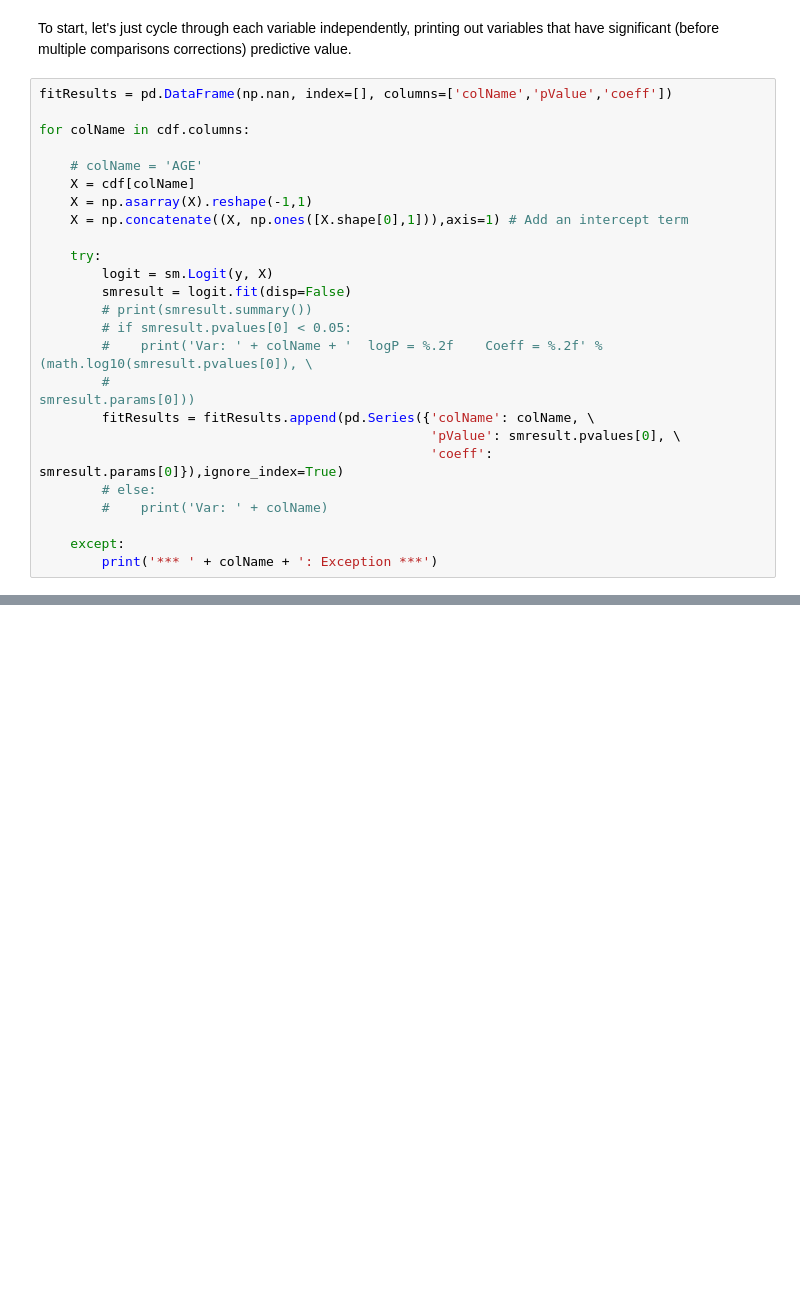
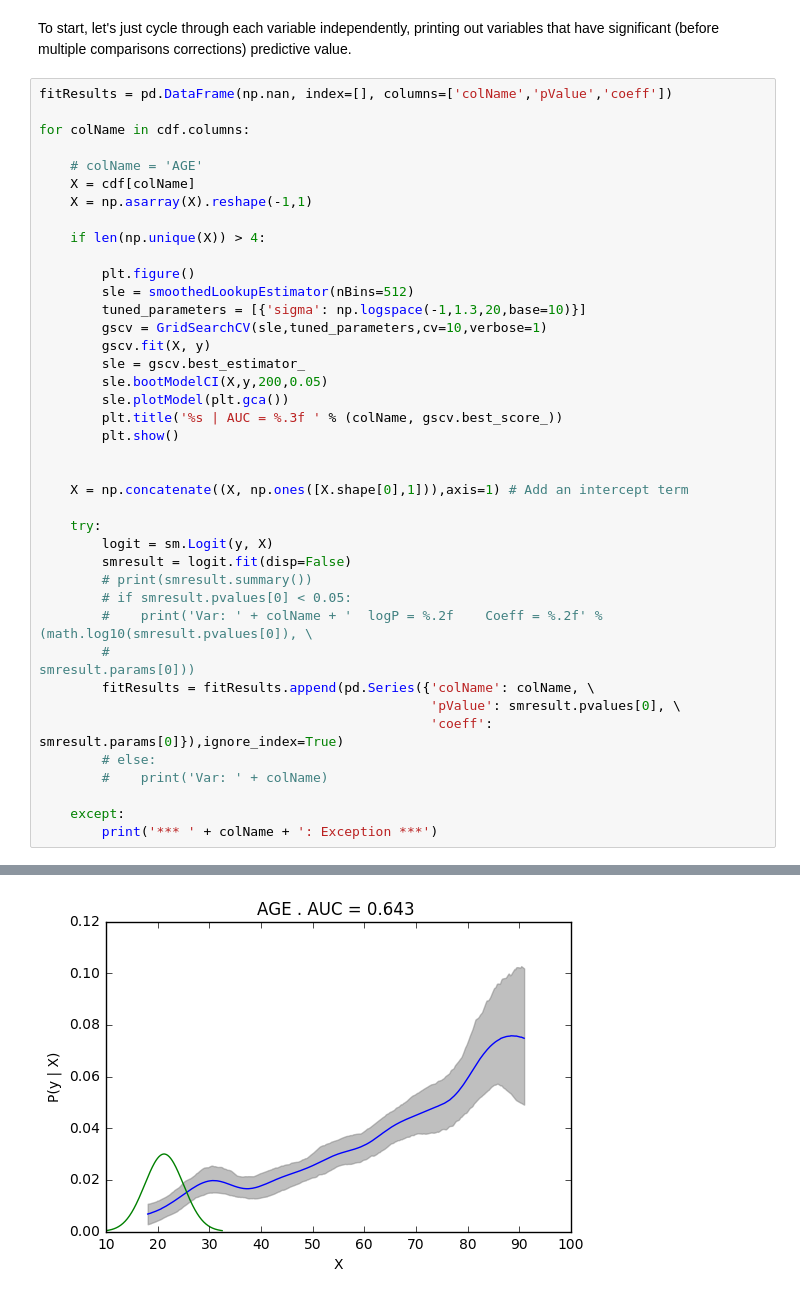
Before and after one commit to joebell/NSQIP, a Jupyter notebook: NSQIP - Multiple single regression on readmission.ipynb, the cells around one changed output, grey strips where cells are left out. Drawn from its saved outputs; the diff is of its cells as text; blank space fills up the shorter version.

```diff
--- a/NSQIP - Multiple single regression on readmission.ipynb
+++ b/NSQIP - Multiple single regression on readmission.ipynb
@@ -90,6 +94,21 @@ for colName in cdf.columns:
     # colName = 'AGE'
     X = cdf[colName]
     X = np.asarray(X).reshape(-1,1)
+
+    if len(np.unique(X)) > 4:
+
+        plt.figure()
+        sle = smoothedLookupEstimator(nBins=512)
+        tuned_parameters = [{'sigma': np.logspace(-1,1.3,20,base=10)}]
+        gscv = GridSearchCV(sle,tuned_parameters,cv=10,verbose=1)
+        gscv.fit(X, y)
+        sle = gscv.best_estimator_
+        sle.bootModelCI(X,y,200,0.05)
+        sle.plotModel(plt.gca())
+        plt.title('%s | AUC = %.3f ' % (colName, gscv.best_score_))
+        plt.show()
+
+
     X = np.concatenate((X, np.ones([X.shape[0],1])),axis=1) # Add an intercept term
 
     try:
@@ -114,0 +135 @@ for colName in cdf.columns:
+[figure, added]
```
Also changed, not shown: parts of 3 cells of this notebook, 3 other files.
